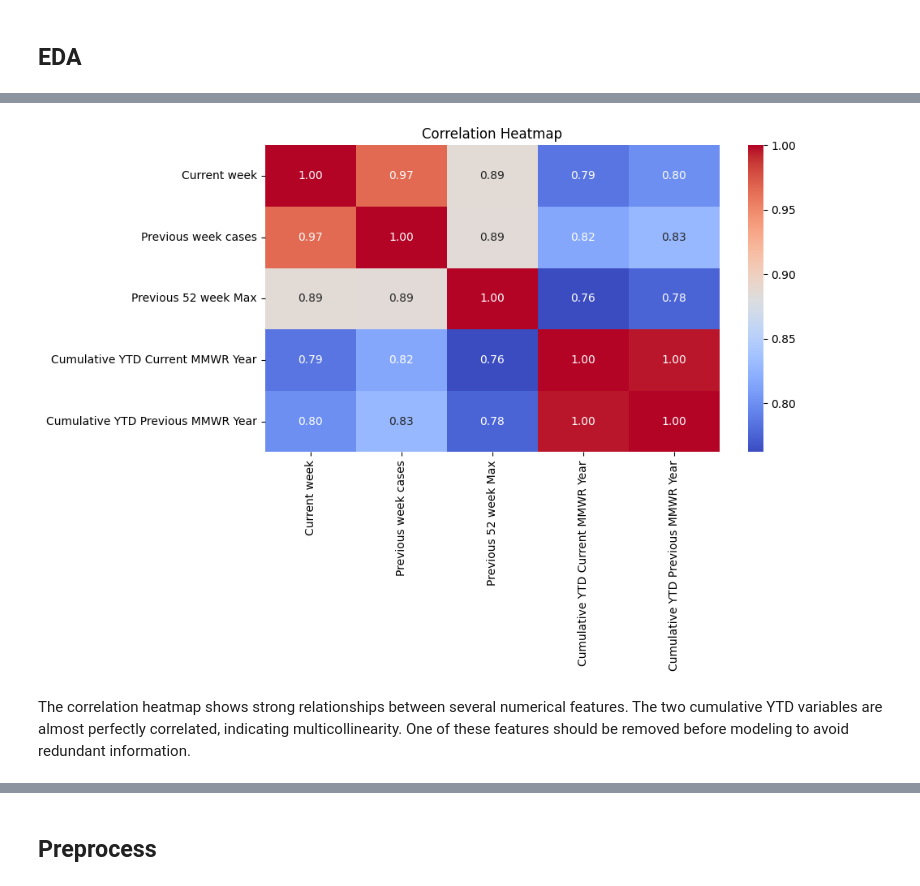
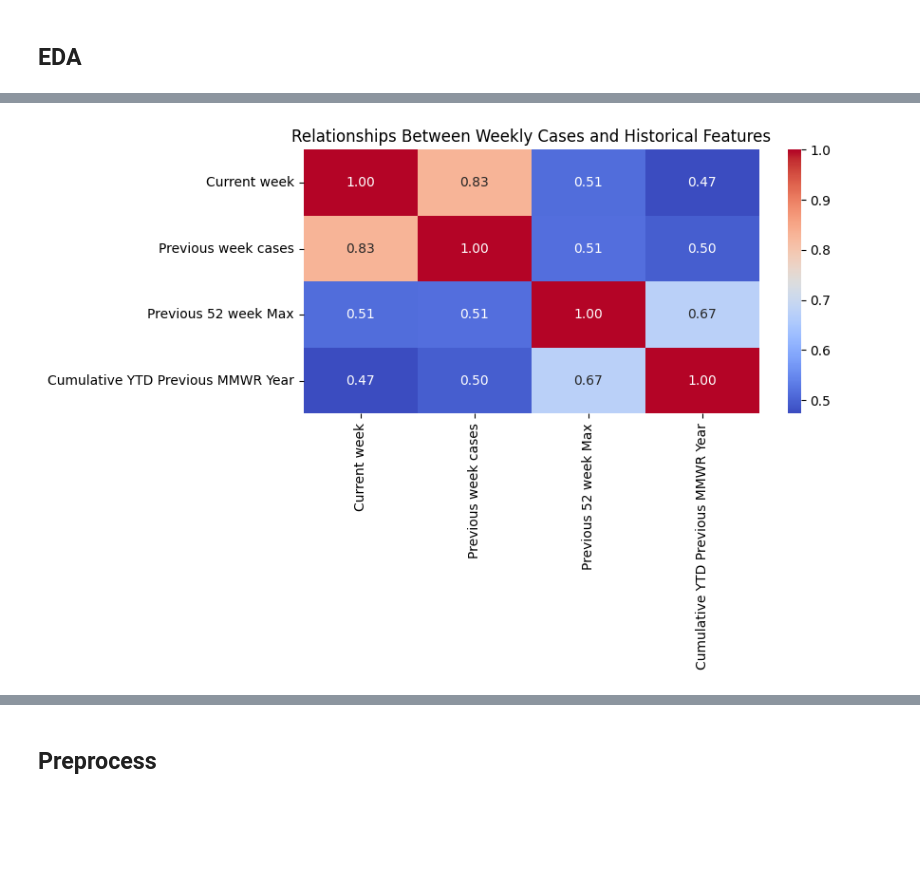
Before and after one commit to Husam-Sawalha/salmonellosis-forecasting-analysis, a Jupyter notebook: notebooks/04_salmonellosis_ml.ipynb, the cells around one changed output, grey strips where cells are left out. Drawn from its saved outputs; the diff is of its cells as text; code cells hidden in the pictures; blank space fills up the shorter version.

Commit message:
update tts+ models

```diff
--- a/notebooks/04_salmonellosis_ml.ipynb
+++ b/notebooks/04_salmonellosis_ml.ipynb
@@ -191,0 +184,19 @@ plt.tight_layout()
+# %%
+# Put every area's weeks in the correct order.
+model_df = model_df.sort_values(
+    by=["Reporting Area", "Current MMWR Year", "MMWR WEEK"]
+).reset_index(drop=True)
+
+
+# Recalculate previous-week cases within each reporting area.
+model_df["Previous week cases"] = (
+    model_df
+    .groupby("Reporting Area")["Current week"]
+    .shift(1)
+)
+
+
+# The first row of each area has no previous week in this dataset.
+model_df = model_df.dropna(subset=["Previous week cases"]).reset_index(drop=True)
+
+model_df.head()
@@ -357,36 +219,22 @@ plt.show()
 # %%
-# Create a copy for correlation analysis
-df_corr = df.copy()
-
-# Numerical columns that are meaningful for correlation
-corr_cols = [
+correlation_columns = [
     "Current week",
     "Previous week cases",
     "Previous 52 week Max",
-    "Cumulative YTD Current MMWR Year",
-    "Cumulative YTD Previous MMWR Year"
+    "Cumulative YTD Previous MMWR Year",
 ]
 
-# Keep only the selected numerical columns
-df_corr = df_corr[corr_cols]
+correlations = model_df[correlation_columns].corr()
 
-# Calculate correlations
-corr = df_corr.corr()
+plt.figure(figsize=(9, 6))
+sns.heatmap(
+    correlations,
+    annot=True,
+    fmt=".2f",
+    cmap="coolwarm")
 
-# Plot correlation heatmap
-plt.figure(figsize=(10, 7))
-
-sns.heatmap(
-    corr,
-    annot=True,
-    cmap="coolwarm",
-    fmt=".2f"
-)
-
-plt.title("Correlation Heatmap")
+plt.title("Relationships Between Weekly Cases and Historical Features")
 plt.tight_layout()
 plt.show()
 # %% [output]
-[figure, old version]
+[figure, new version]
-# %% [markdown]
-The correlation heatmap shows strong relationships between several numerical features. The two cumulative YTD variables are almost perfectly correlated, indicating multicollinearity. One of these features should be removed before modeling to avoid redundant information.
```
Also changed, not shown: parts of 45 cells of this notebook.
